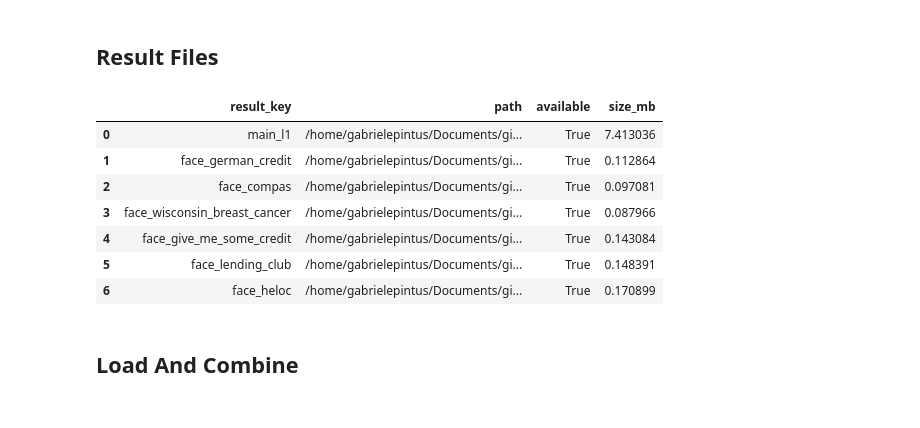
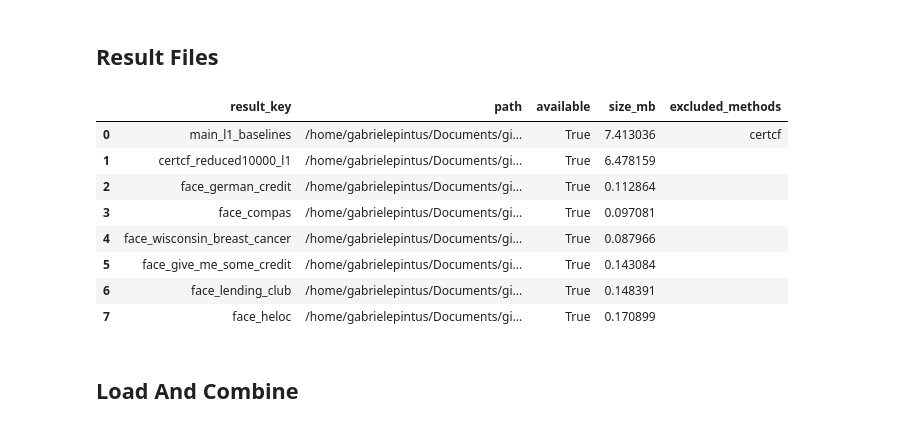
Before and after one commit to GabrielePintus/PreimageCounterfactualSampling, a Jupyter notebook: notebooks/6.25 - Benchmark result tables and manifoldness plots.ipynb, the cells around one changed output. Drawn from its saved outputs; the diff is of its cells as text; code cells hidden in the pictures.

```diff
--- a/notebooks/6.25 - Benchmark result tables and manifoldness plots.ipynb
+++ b/notebooks/6.25 - Benchmark result tables and manifoldness plots.ipynb
@@ -33,39 +33,46 @@ PosixPath('/home/gabrielepintus/Documents/github/PreimageCounterfactualSampling/
 ## Result Files
 # %%
 RESULT_FILES = {
-    'main_l1': RESULTS_DIR / 'benchmark_full_reduced5000_L1.parquet',
+    'main_l1_baselines': RESULTS_DIR / 'benchmark_full_reduced5000_L1.parquet',
+    'certcf_reduced10000_l1': RESULTS_DIR / 'benchmark_full_reduced10000_L1.parquet',
     'face_german_credit': RESULTS_DIR / 'benchmark_face_german_credit.parquet',
     'face_compas': RESULTS_DIR / 'benchmark_face_compas.parquet',
     'face_wisconsin_breast_cancer': RESULTS_DIR / 'benchmark_face_wisconsin_breast_cancer.parquet',
     'face_give_me_some_credit': RESULTS_DIR / 'benchmark_face_give_me_some_credit.parquet',
     'face_lending_club': RESULTS_DIR / 'benchmark_face_lending_club.parquet',
     'face_heloc': RESULTS_DIR / 'benchmark_face_heloc.parquet',
 }
 
+EXCLUDED_METHODS_BY_RESULT_KEY = {
+    'main_l1_baselines': {'certcf'},
+}
+
 FILE_STATUS_DF = pd.DataFrame([
     {
         'result_key': key,
         'path': str(path),
         'available': path.exists(),
         'size_mb': path.stat().st_size / (1024 ** 2) if path.exists() else np.nan,
+        'excluded_methods': ', '.join(sorted(EXCLUDED_METHODS_BY_RESULT_KEY.get(key, []))),
     }
     for key, path in RESULT_FILES.items()
 ])
 
 display(FILE_STATUS_DF)
 
 missing = FILE_STATUS_DF.loc[~FILE_STATUS_DF['available'], 'path'].tolist()
 if missing:
     raise FileNotFoundError('Missing benchmark result files:\n' + '\n'.join(missing))
 # %% [output]
-|  | result_key | path | available | size_mb |
-| 0 | main_l1 | /home/gabrielepintus/Documents/gi... | True | 7.413036 |
-| 1 | face_german_credit | /home/gabrielepintus/Documents/gi... | True | 0.112864 |
-| 2 | face_compas | /home/gabrielepintus/Documents/gi... | True | 0.097081 |
-| 3 | face_wisconsin_breast_cancer | /home/gabrielepintus/Documents/gi... | True | 0.087966 |
-| 4 | face_give_me_some_credit | /home/gabrielepintus/Documents/gi... | True | 0.143084 |
-| 5 | face_lending_club | /home/gabrielepintus/Documents/gi... | True | 0.148391 |
-| 6 | face_heloc | /home/gabrielepintus/Documents/gi... | True | 0.170899 |
+|  | result_key | path | available | size_mb | excluded_methods |
+| 0 | main_l1_baselines | /home/gabrielepintus/Documents/gi... | True | 7.413036 | certcf |
+| 1 | certcf_reduced10000_l1 | /home/gabrielepintus/Documents/gi... | True | 6.478159 |  |
+| 2 | face_german_credit | /home/gabrielepintus/Documents/gi... | True | 0.112864 |  |
+| 3 | face_compas | /home/gabrielepintus/Documents/gi... | True | 0.097081 |  |
+| 4 | face_wisconsin_breast_cancer | /home/gabrielepintus/Documents/gi... | True | 0.087966 |  |
+| 5 | face_give_me_some_credit | /home/gabrielepintus/Documents/gi... | True | 0.143084 |  |
+| 6 | face_lending_club | /home/gabrielepintus/Documents/gi... | True | 0.148391 |  |
+| 7 | face_heloc | /home/gabrielepintus/Documents/gi... | True | 0.170899 |  |
 # %% [markdown]
 ## Load And Combine
 # %%
```
Also changed, not shown: parts of 18 cells of this notebook, 29 other files.
